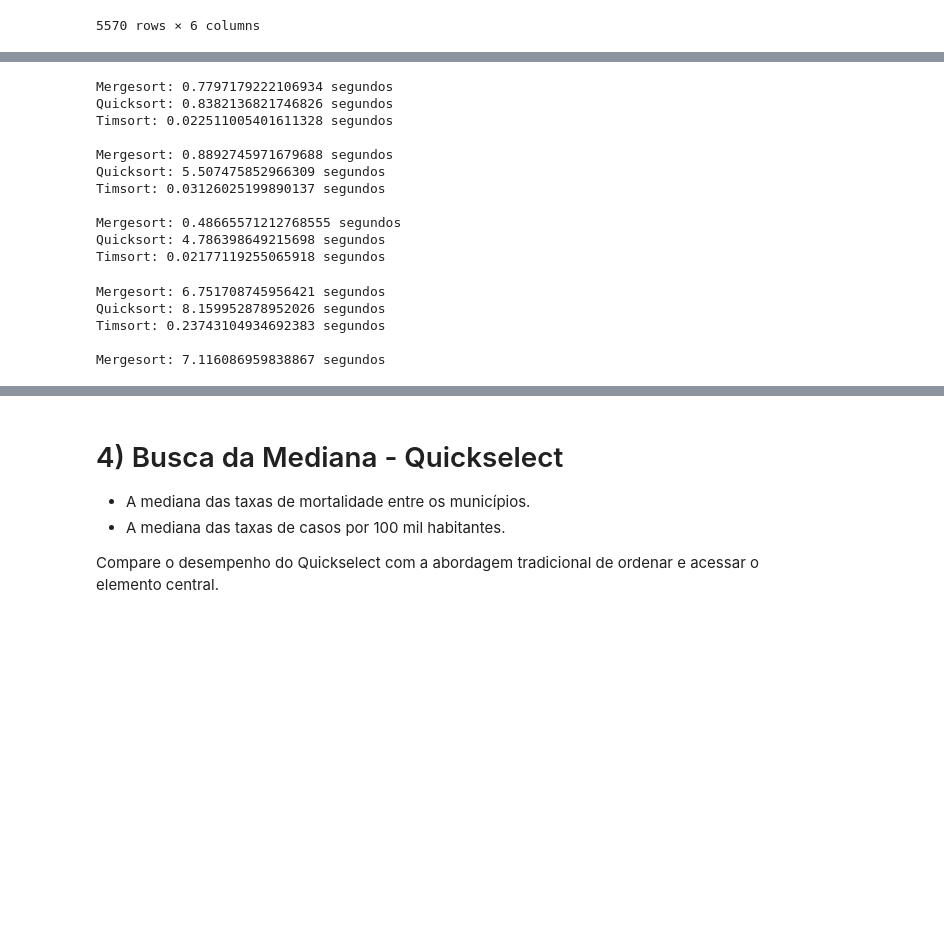
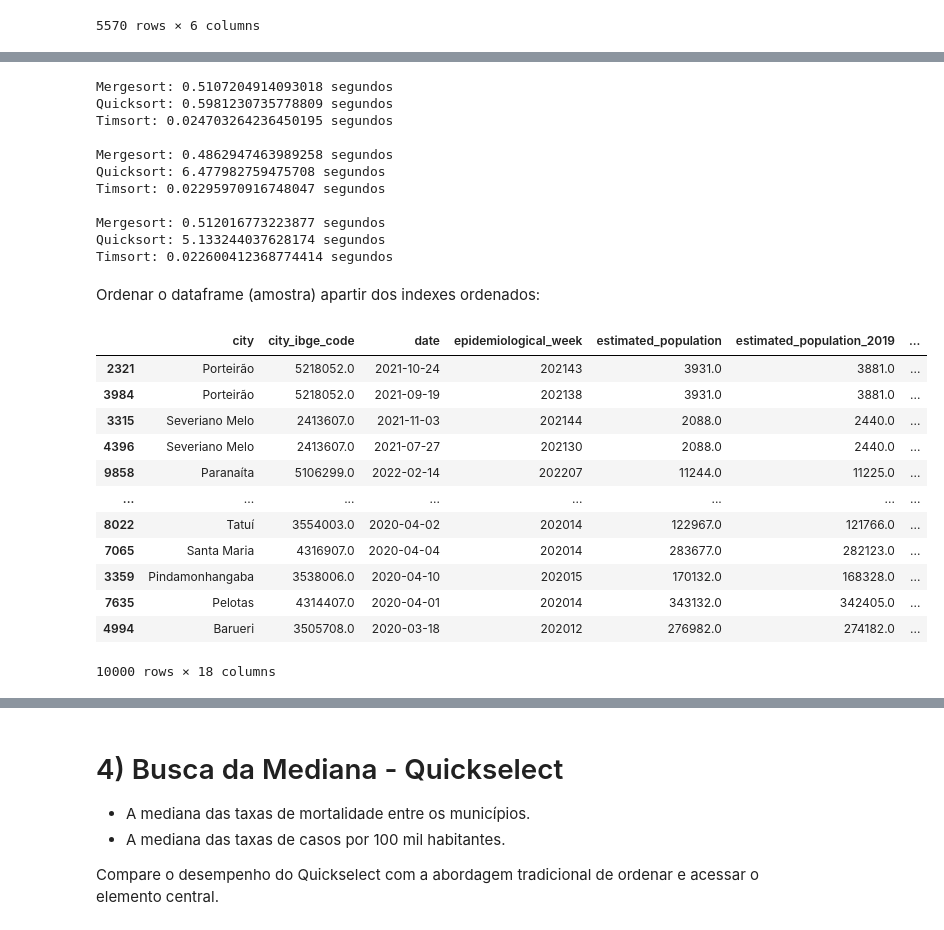
Before and after one commit to stepsbtw/Algoritmos, a Jupyter notebook: algorithms_assignment_1.ipynb, the cells around one changed output, grey strips where cells are left out. Saved outputs shown, nothing was run; the diff lists cells and outputs as text; code cells hidden in the pictures; blank space fills up the shorter version.

```diff
--- a/algorithms_assignment_1.ipynb
+++ b/algorithms_assignment_1.ipynb
@@ -240,8 +240,12 @@ def mergesort(v, l=0, r=None, compare=lambda x,y : x<y):
   # conquer O(n)
   return merge(vL, vR, compare)
 # %%
-def partition(v, l, r, compare):
-  pivo = v[r] # random
+import random
+
+def partition(v, l, r, compare=lambda x,y : x<y):
+  pidx = random.randint(l, r)
+  v[pidx], v[r] = v[r], v[pidx]  # move o pivô para o fim
+  pivo = v[r]
   i = l
   for j in range(l,r):
     if compare(v[j], pivo):
@@ -365 +324,3 @@ Aplicação:
+# %%
+df_test = df_full_clean.sample(frac=1).reset_index(drop=True) # assim dou shuffle no dataframe!
 # %% [markdown]
@@ -368,14 +328,12 @@ Para ordenar os DataFrames apartir das colunas, precisaria salvar um array de í
 # %%
 import time
 
-def make_idx(v):
-  return list(range(len(v)))
+def sort_benchmark(df, column, sample_size, reverse=False):
+    sample = df.sample(sample_size).reset_index(drop=True)
+    data = sample[column]
+    idx_m, idx_q, idx_s = list(range(sample_size)), list(range(sample_size)), list(range(sample_size))
 
-def sort_benchmark(df, column, sample_size, reverse=False):
-    data = df.sample(sample_size)[column].reset_index(drop=True)
-    idx_m, idx_q, idx_s = make_idx(data), make_idx(data), make_idx(data)
-
-    # Choose comparator based on sort direction
+    # comparador baseado na ordem
     cmp = (lambda i, j: data[i] >= data[j]) if reverse else (lambda i, j: data[i] <= data[j])
 
     # Mergesort
@@ -395,4 +353,7 @@ def sort_benchmark(df, column, sample_size, reverse=False):
     idx_s.sort(key=lambda i: data[i], reverse=reverse)
     end = time.time()
     print(f"Timsort: {end - start} segundos\n")
+
+    # amostra e idxs ordenados
+    return sample, idx_s
 # %%
@@ -430,26 +393,35 @@ Timsort: 0.0020835399627685547 segundos
 # %%
-sort_benchmark(df_full_clean, "last_available_confirmed_per_100k_inhabitants", 10000, reverse=True)
-sort_benchmark(df_full_clean, "last_available_death_rate", 10000, reverse=True)
-sort_benchmark(df_full_clean, "last_available_death_rate", 10000)
+a, idx_a = sort_benchmark(df_test, "last_available_confirmed_per_100k_inhabitants", 10000, reverse=True)
+b, idx_b = sort_benchmark(df_test, "last_available_death_rate", 10000, reverse=True)
+c, idx_c = sort_benchmark(df_test, "last_available_death_rate", 10000)
 # %% [output]
-Mergesort: 0.7797179222106934 segundos
-Quicksort: 0.8382136821746826 segundos
-Timsort: 0.022511005401611328 segundos
+Mergesort: 0.5107204914093018 segundos
+Quicksort: 0.5981230735778809 segundos
+Timsort: 0.024703264236450195 segundos
 
-Mergesort: 0.8892745971679688 segundos
-Quicksort: 5.507475852966309 segundos
-Timsort: 0.03126025199890137 segundos
+Mergesort: 0.4862947463989258 segundos
+Quicksort: 6.477982759475708 segundos
+Timsort: 0.02295970916748047 segundos
 
-Mergesort: 0.48665571212768555 segundos
-Quicksort: 4.786398649215698 segundos
-Timsort: 0.02177119255065918 segundos
+Mergesort: 0.512016773223877 segundos
+Quicksort: 5.133244037628174 segundos
+Timsort: 0.022600412368774414 segundos
-# %%
-sort_benchmark(df_full_clean, "last_available_confirmed_per_100k_inhabitants", 100000, reverse=True)
-sort_benchmark(df_full_clean, "last_available_death_rate", 100000, reverse=True)
-sort_benchmark(df_full_clean, "last_available_death_rate", 100000)
-# %% [output]
-Mergesort: 6.751708745956421 segundos
-Quicksort: 8.159952878952026 segundos
-Timsort: 0.23743104934692383 segundos
-
-Mergesort: 7.116086959838867 segundos
+# %% [markdown]
+Ordenar o dataframe (amostra) apartir dos indexes ordenados:
+# %%
+a_sorted = a.iloc[idx_a]
+a_sorted
+# %% [output]
+|  | city | city_ibge_code | date | epidemiological_week | estimated_population | estimated_population_2019 | ... |
+| 2321 | Porteirão | 5218052.0 | 2021-10-24 | 202143 | 3931.0 | 3881.0 | ... |
+| 3984 | Porteirão | 5218052.0 | 2021-09-19 | 202138 | 3931.0 | 3881.0 | ... |
+| 3315 | Severiano Melo | 2413607.0 | 2021-11-03 | 202144 | 2088.0 | 2440.0 | ... |
+| 4396 | Severiano Melo | 2413607.0 | 2021-07-27 | 202130 | 2088.0 | 2440.0 | ... |
+| 9858 | Paranaíta | 5106299.0 | 2022-02-14 | 202207 | 11244.0 | 11225.0 | ... |
+| ... | ... | ... | ... | ... | ... | ... | ... |
+| 8022 | Tatuí | 3554003.0 | 2020-04-02 | 202014 | 122967.0 | 121766.0 | ... |
+| 7065 | Santa Maria | 4316907.0 | 2020-04-04 | 202014 | 283677.0 | 282123.0 | ... |
+| 3359 | Pindamonhangaba | 3538006.0 | 2020-04-10 | 202015 | 170132.0 | 168328.0 | ... |
+| 7635 | Pelotas | 4314407.0 | 2020-04-01 | 202014 | 343132.0 | 342405.0 | ... |
+| 4994 | Barueri | 3505708.0 | 2020-03-18 | 202012 | 276982.0 | 274182.0 | ... |
+10000 rows × 18 columns
```
Also changed, not shown: parts of 22 cells of this notebook.
